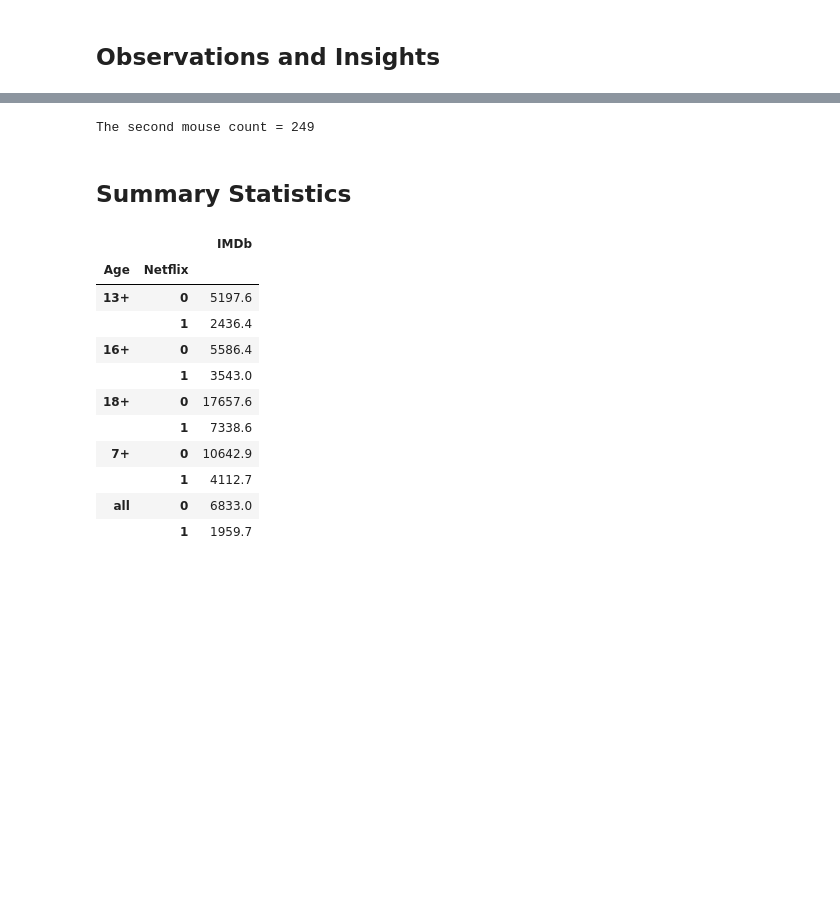
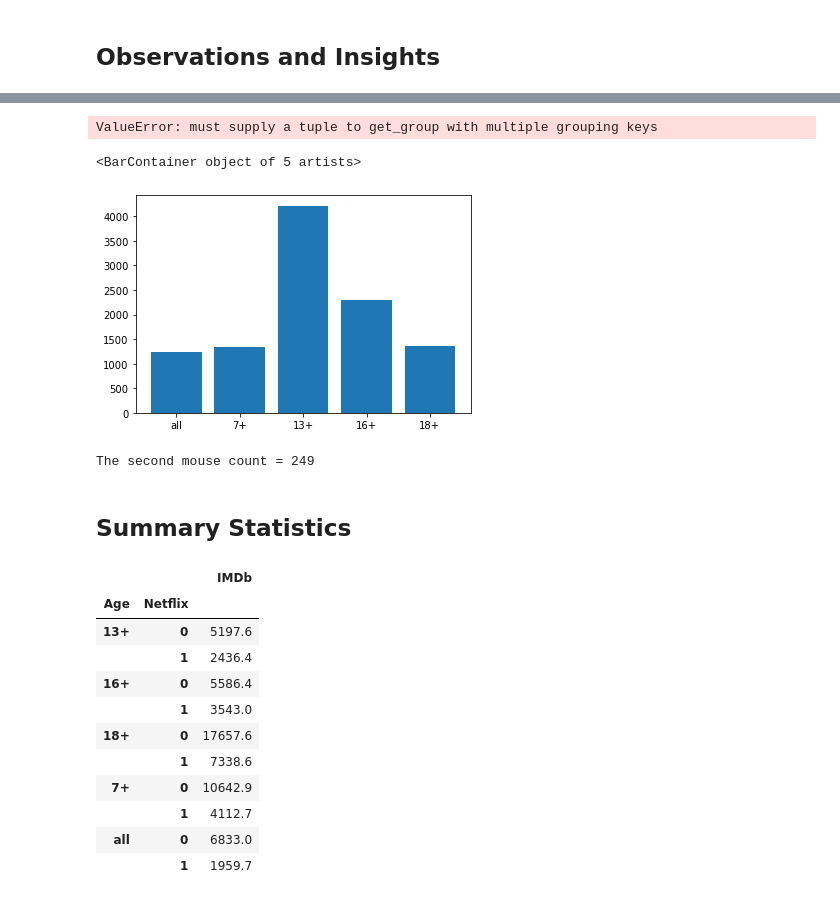
Before and after one commit to jtslater2/old_fashioned, a Jupyter notebook: Scripts/mpaa.ipynb, the cells around one changed output, grey strips where cells are left out. Cells and saved outputs as stored; diff of their text form; code cells hidden in the pictures; blank space fills up the shorter version.

```diff
--- a/Scripts/mpaa.ipynb
+++ b/Scripts/mpaa.ipynb
@@ -63,3 +72,27 @@ KeyError: 'movies'
+# %%
+#sumstats = tv_movies_df1.groupby(["Age","Netflix"]).sum()
+#sumstats = tv_movies_df1.groupby(["Age","Netflix","Hulu"])["Title"].value_counts()
+#sumstats = tv_movies_df1.groupby("Age")["Netflix"].value_counts()
+
+#sumstats = tv_movies_df1.groupby(["Age", "Netflix"])["movies"].count()
+#sumstats2 = tv_movies_df1.groupby("Age")["Hulu"].count()
+
+
+
+sumstats = tv_movies_df1.groupby("Age")["movies"].count()
+sumstats2 = tv_movies_df1.groupby("Age")["IMDb"].mean()
+sumstats2 = tv_movies_df1.groupby(["Age", "Netflix"])["IMDb"].get_group("Type")
+
+sumstats
+sumstats2
+# %% [output]
+ValueError: must supply a tuple to get_group with multiple grouping keys
+# %%
+#plt.bar(age_sets2,SumStats)
+plt.bar(age_sets2,sumstats2)
+# %% [output]
+<BarContainer object of 5 artists>
+[figure, added]
 # %%
 # Drop any duplicate rows
 #see above
```
Also changed, not shown: parts of 5 cells of this notebook.
